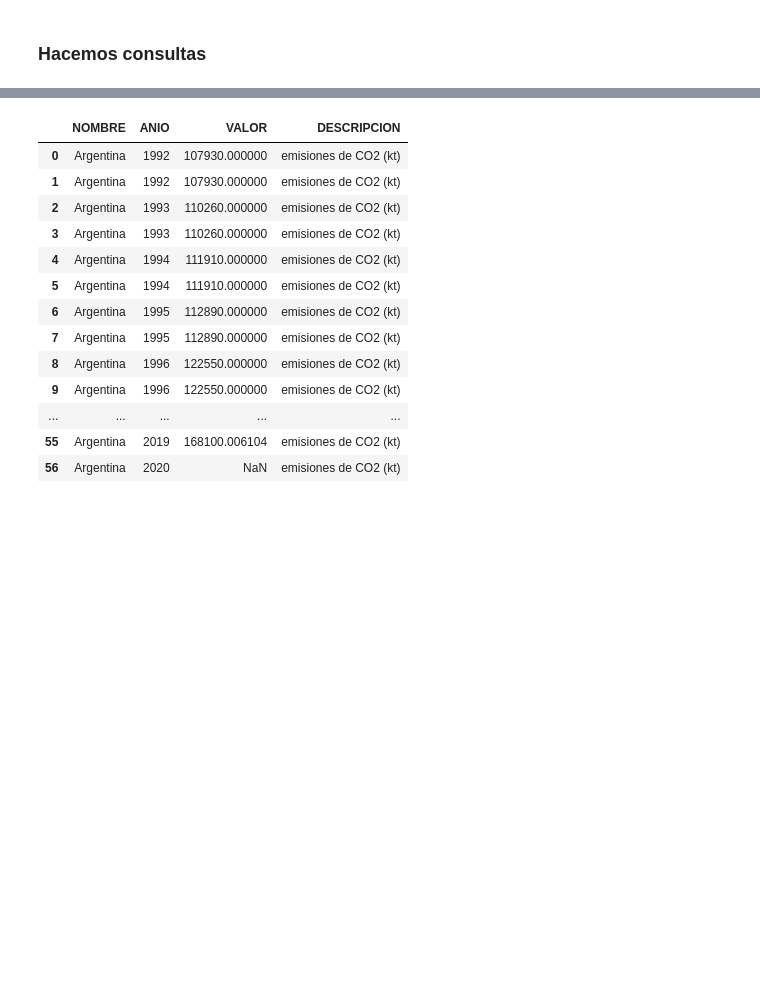
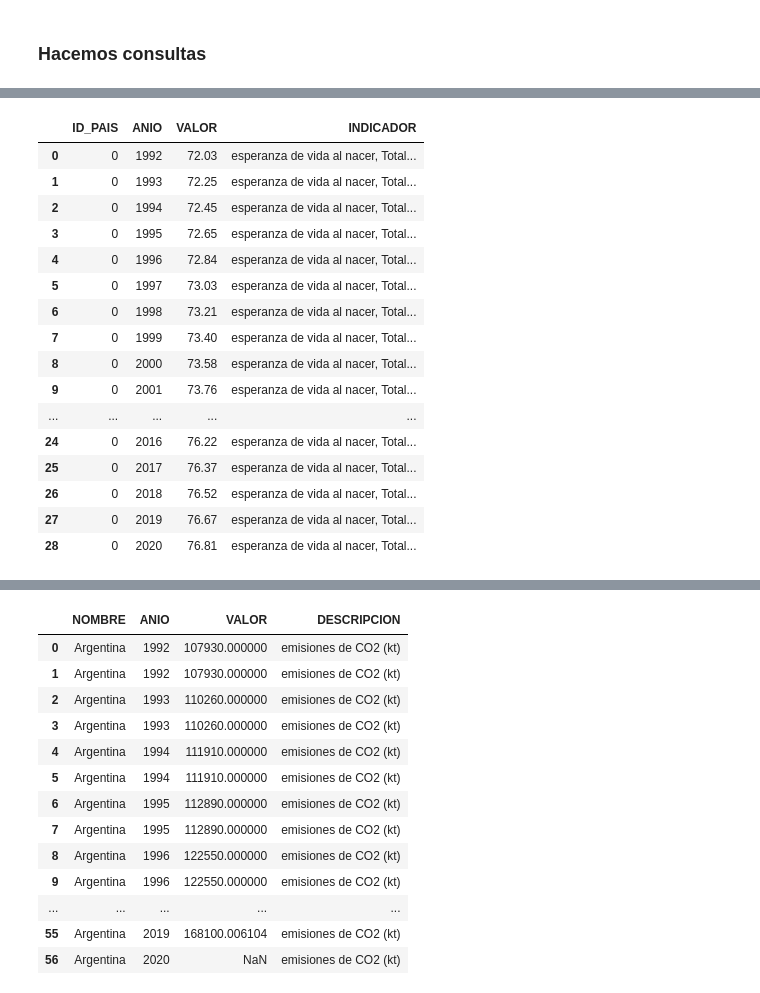
Before and after one commit to grupohenryds03/esperanza_vida, a Jupyter notebook: snowflake_DataLake.ipynb, the cells around one changed output, grey strips where cells are left out. Drawn from its saved outputs; the diff is of its cells as text; code cells hidden in the pictures; blank space fills up the shorter version.

```diff
--- a/snowflake_DataLake.ipynb
+++ b/snowflake_DataLake.ipynb
@@ -495,0 +548,28 @@ cnn = snowflake.connector.connect(
+# %%
+#Consulta todos los países con indicador 2 --> Se hizo doble JOIN <--
+sql ="""SELECT e.ID_PAIS, e.ANIO, e.VALOR, i.DESCRIPCION as INDICADOR
+    FROM EV e
+    JOIN INDICADOR i
+    ON (e.ID_INDICADOR=i.ID_INDICADOR)
+    WHERE e.ID_INDICADOR=28 AND e.ANIO>1960 AND e.ANIO<=2020 AND e.ID_PAIS=0"""
+arg=pd.read_sql(sql,cnn)
+# %%
+arg
+# %% [output]
+|  | ID_PAIS | ANIO | VALOR | INDICADOR |
+| 0 | 0 | 1992 | 72.03 | esperanza de vida al nacer, Total... |
+| 1 | 0 | 1993 | 72.25 | esperanza de vida al nacer, Total... |
+| 2 | 0 | 1994 | 72.45 | esperanza de vida al nacer, Total... |
+| 3 | 0 | 1995 | 72.65 | esperanza de vida al nacer, Total... |
+| 4 | 0 | 1996 | 72.84 | esperanza de vida al nacer, Total... |
+| 5 | 0 | 1997 | 73.03 | esperanza de vida al nacer, Total... |
+| 6 | 0 | 1998 | 73.21 | esperanza de vida al nacer, Total... |
+| 7 | 0 | 1999 | 73.40 | esperanza de vida al nacer, Total... |
+| 8 | 0 | 2000 | 73.58 | esperanza de vida al nacer, Total... |
+| 9 | 0 | 2001 | 73.76 | esperanza de vida al nacer, Total... |
+| ... | ... | ... | ... | ... |
+| 24 | 0 | 2016 | 76.22 | esperanza de vida al nacer, Total... |
+| 25 | 0 | 2017 | 76.37 | esperanza de vida al nacer, Total... |
+| 26 | 0 | 2018 | 76.52 | esperanza de vida al nacer, Total... |
+| 27 | 0 | 2019 | 76.67 | esperanza de vida al nacer, Total... |
+| 28 | 0 | 2020 | 76.81 | esperanza de vida al nacer, Total... |
```
Also changed, not shown: parts of 11 cells of this notebook, 3 other files.
